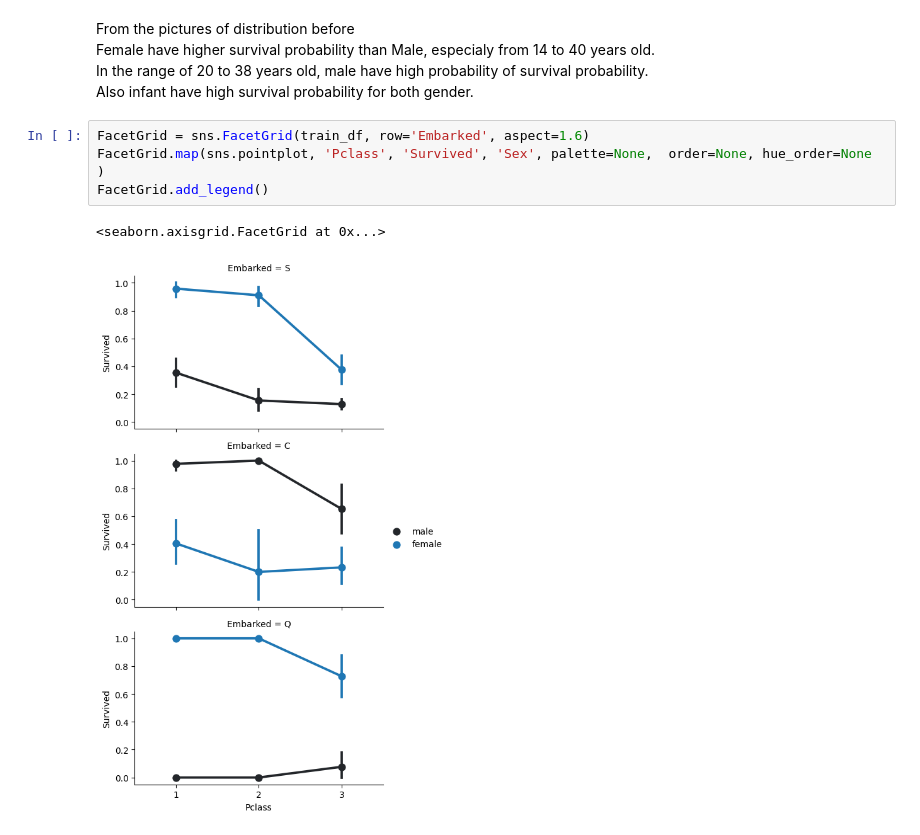
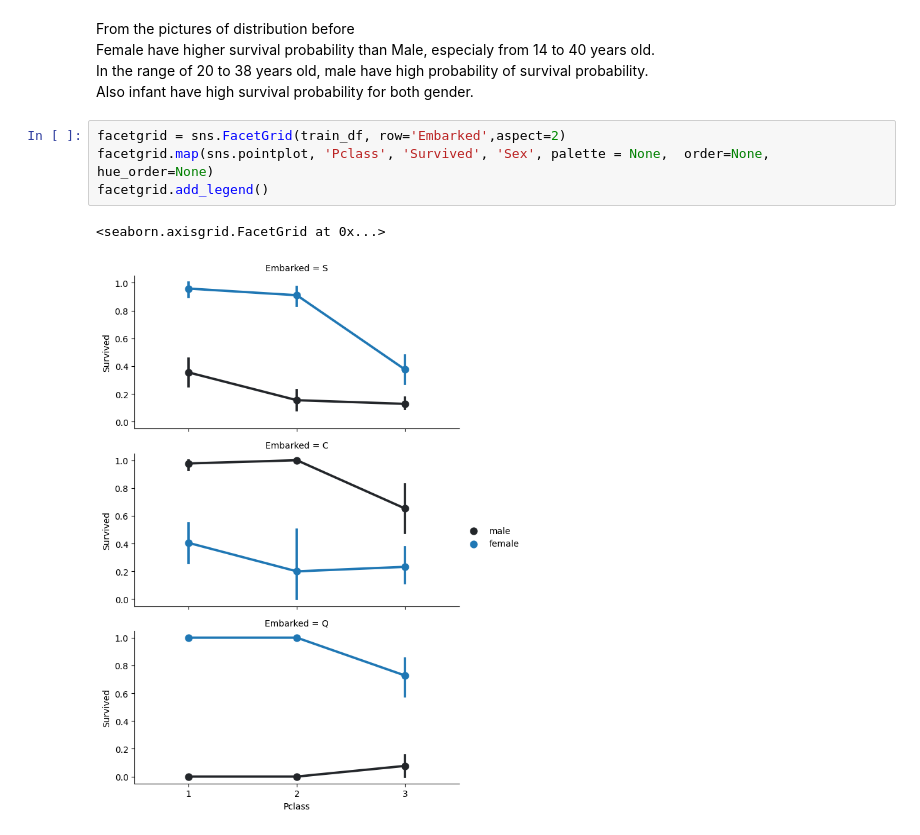
Before and after one commit to classicon6t6/titanic, a Jupyter notebook: titanic.ipynb, the cells around one changed output. Saved outputs shown, nothing was run; the diff lists cells and outputs as text.

```diff
--- a/titanic.ipynb
+++ b/titanic.ipynb
@@ -190,9 +170,9 @@ Female have higher survival probability than Male, especialy from 14 to 40 years
 In the range of 20 to 38 years old, male have high probability of survival probability.<br>
 Also infant have high survival probability for both gender.
 # %%
-FacetGrid = sns.FacetGrid(train_df, row='Embarked', aspect=1.6)
-FacetGrid.map(sns.pointplot, 'Pclass', 'Survived', 'Sex', palette=None,  order=None, hue_order=None )
-FacetGrid.add_legend()
+facetgrid = sns.FacetGrid(train_df, row='Embarked',aspect=2)
+facetgrid.map(sns.pointplot, 'Pclass', 'Survived', 'Sex', palette = None,  order=None, hue_order=None)
+facetgrid.add_legend()
 # %% [output]
 <seaborn.axisgrid.FacetGrid at 0x...>
-[figure, old version]
+[figure, new version]
```
Also changed, not shown: parts of 22 cells of this notebook.
